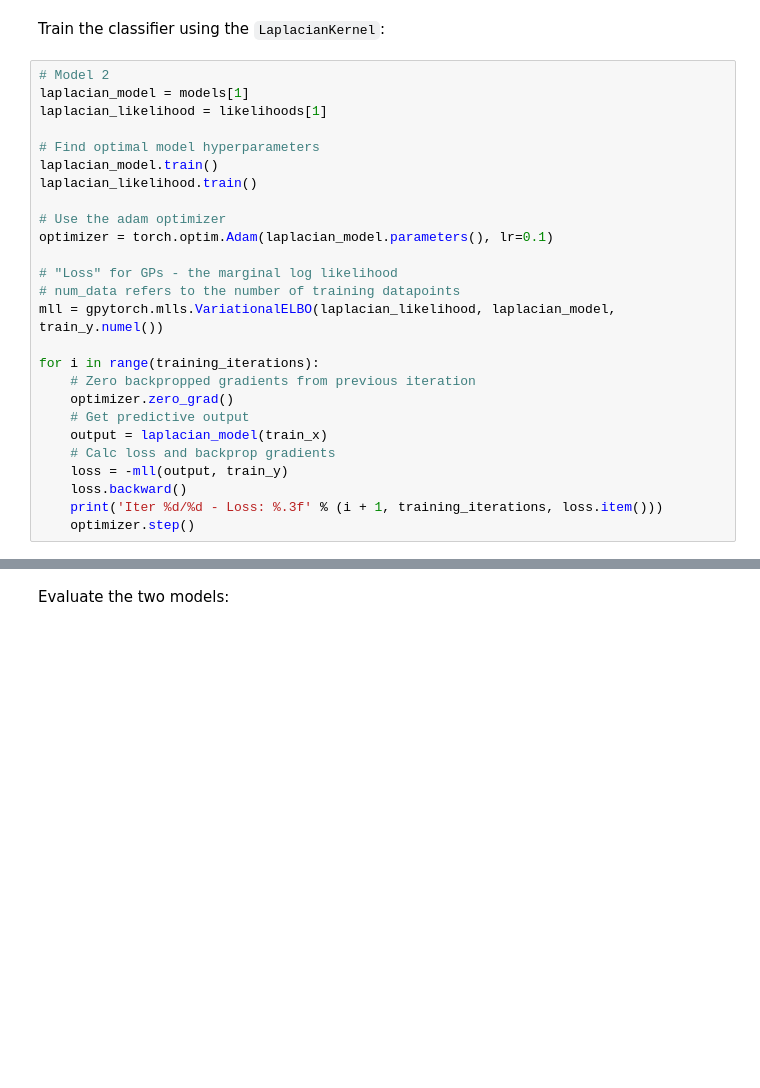
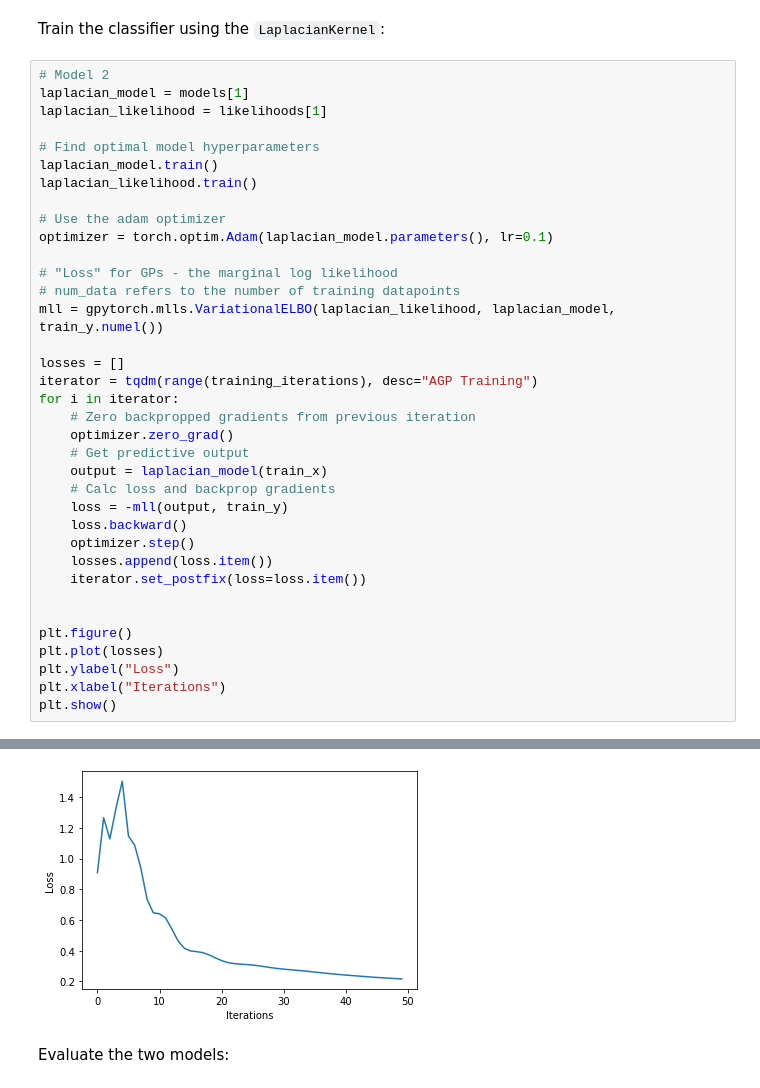
Before and after one commit to MartinBubel/gpytorch, a Jupyter notebook: examples/04_Variational_and_Approximate_GPs/Classification_Kernel_Comparison.ipynb, the cells around one changed output, grey strips where cells are left out. Drawn from its saved outputs; the diff is of its cells as text; blank space fills up the shorter version.

```diff
--- a/examples/04_Variational_and_Approximate_GPs/Classification_Kernel_Comparison.ipynb
+++ b/examples/04_Variational_and_Approximate_GPs/Classification_Kernel_Comparison.ipynb
@@ -140,7 +136,9 @@ optimizer = torch.optim.Adam(laplacian_model.parameters(), lr=0.1)
 # num_data refers to the number of training datapoints
 mll = gpytorch.mlls.VariationalELBO(laplacian_likelihood, laplacian_model, train_y.numel())
 
-for i in range(training_iterations):
+losses = []
+iterator = tqdm(range(training_iterations), desc="AGP Training")
+for i in iterator:
     # Zero backpropped gradients from previous iteration
     optimizer.zero_grad()
     # Get predictive output
@@ -148,6 +146,14 @@ for i in range(training_iterations):
     # Calc loss and backprop gradients
     loss = -mll(output, train_y)
     loss.backward()
-    print('Iter %d/%d - Loss: %.3f' % (i + 1, training_iterations, loss.item()))
     optimizer.step()
+    losses.append(loss.item())
+    iterator.set_postfix(loss=loss.item())
+
+
+plt.figure()
+plt.plot(losses)
+plt.ylabel("Loss")
+plt.xlabel("Iterations")
+plt.show()
 # %% [output]
@@ -171,3 +160,4 @@ Iter 50/50 - Loss: 0.212
+[figure, added]
 # %% [markdown]
 Evaluate the two models:
 # %%
```
Also changed, not shown: parts of 10 cells of this notebook.
